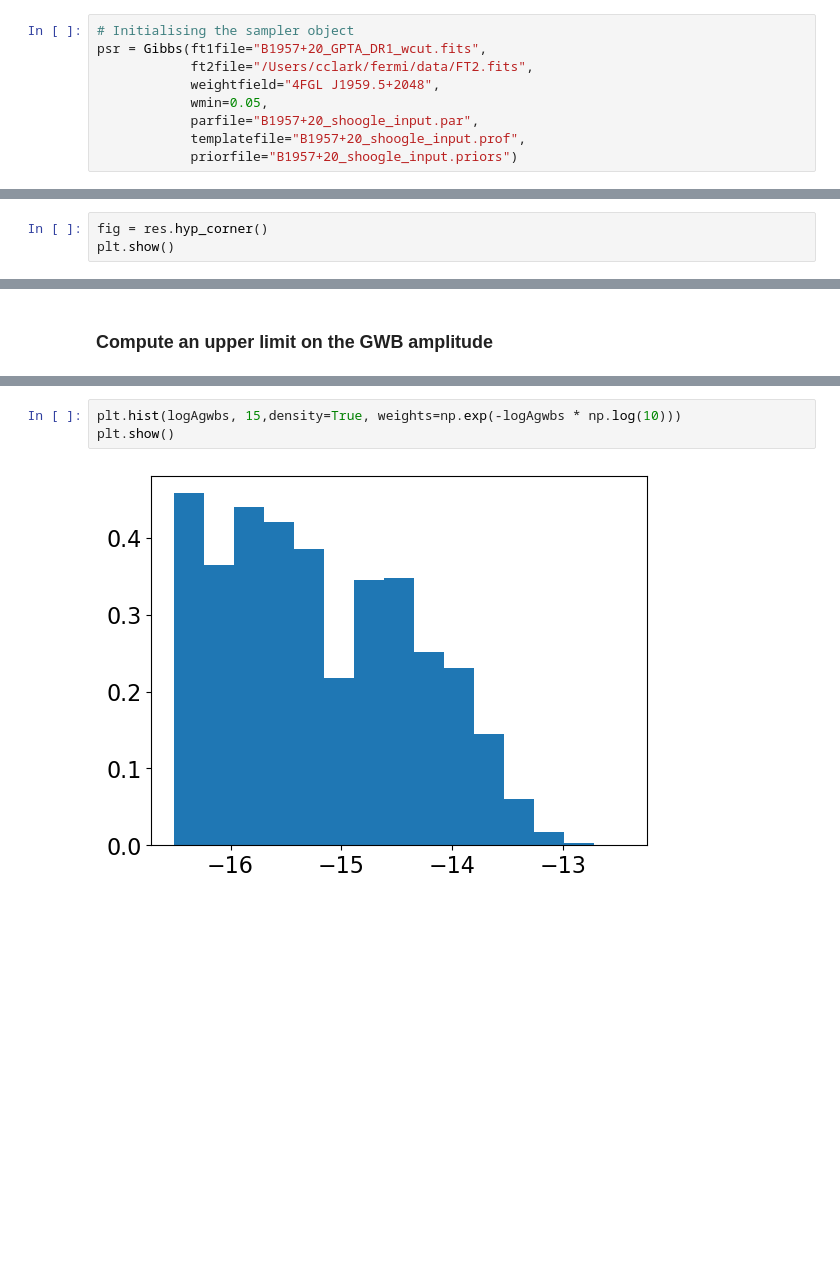
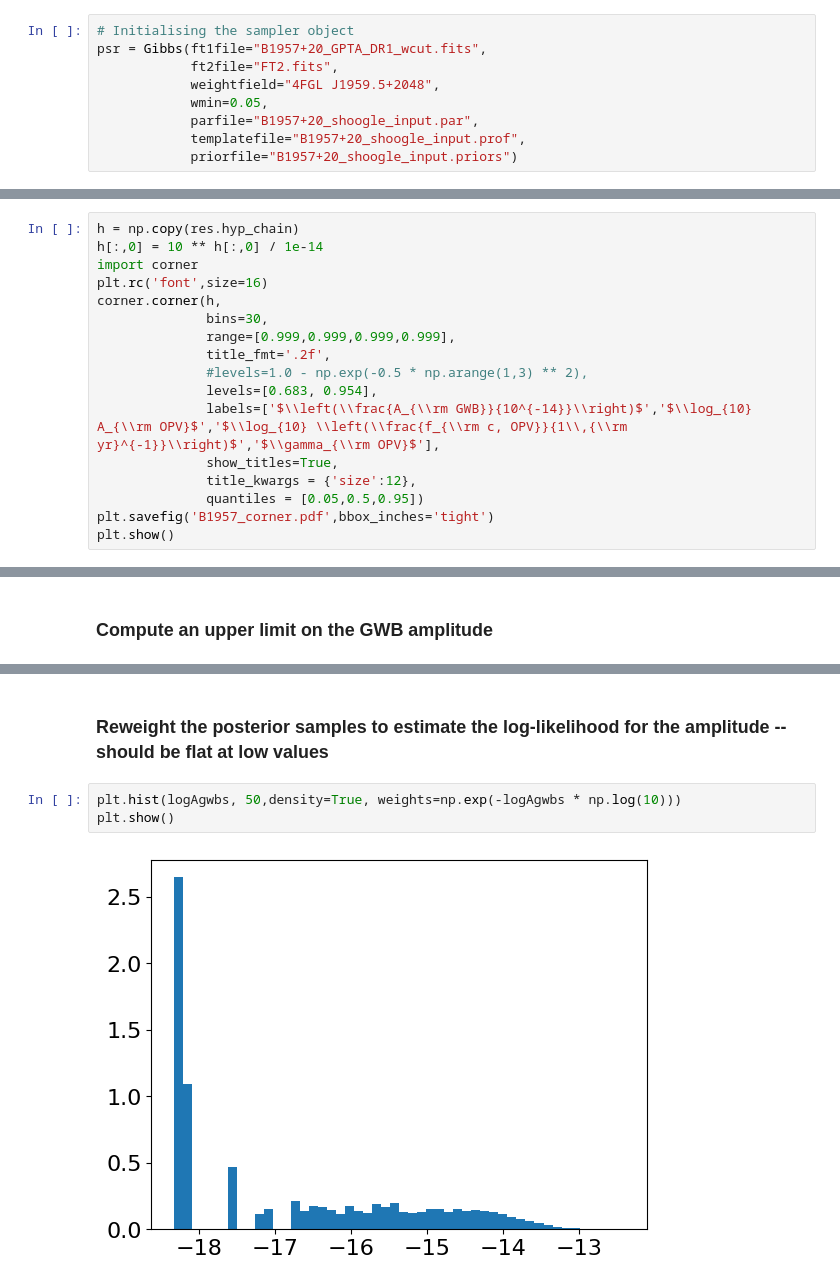
Before and after one commit to coclar/shoogle, a Jupyter notebook: examples/B1957+20/RunB1957.ipynb, the cells around one changed output, grey strips where cells are left out. Cells and saved outputs as stored; diff of their text form; blank space fills up the shorter version.

```diff
--- a/examples/B1957+20/RunB1957.ipynb
+++ b/examples/B1957+20/RunB1957.ipynb
@@ -37,7 +38,7 @@ Here only the amplitude is free to vary, with the spectral index fixed at the 4.
 # %%
 # Initialising the sampler object
 psr = Gibbs(ft1file="B1957+20_GPTA_DR1_wcut.fits",
-            ft2file="/Users/cclark/fermi/data/FT2.fits",
+            ft2file="FT2.fits",
             weightfield="4FGL J1959.5+2048",
             wmin=0.05,
             parfile="B1957+20_shoogle_input.par",
@@ -79,6 +77,20 @@ res.write_new_template('B1957+20_shoogle_output_prof.txt')
 # %% [markdown]
 ### Make a corner plot of the OPV/TN hyperparameters (Fig. 5 from the paper)
 # %%
-fig = res.hyp_corner()
+h = np.copy(res.hyp_chain)
+h[:,0] = 10 ** h[:,0] / 1e-14
+import corner
+plt.rc('font',size=16)
+corner.corner(h,
+              bins=30,
+              range=[0.999,0.999,0.999,0.999],
+              title_fmt='.2f',
+              #levels=1.0 - np.exp(-0.5 * np.arange(1,3) ** 2),
+              levels=[0.683, 0.954],
+              labels=['$\\left(\\frac{A_{\\rm GWB}}{10^{-14}}\\right)$','$\\log_{10} A_{\\rm OPV}$','$\\log_{10} \\left(\\frac{f_{\\rm c, OPV}}{1\\,{\\rm yr}^{-1}}\\right)$','$\\gamma_{\\rm OPV}$'],
+              show_titles=True,
+              title_kwargs = {'size':12},
+              quantiles = [0.05,0.5,0.95])
+plt.savefig('B1957_corner.pdf',bbox_inches='tight')
 plt.show()
 # %% [output]
@@ -114,5 +120,7 @@ plt.show()
+# %% [markdown]
+### Reweight the posterior samples to estimate the log-likelihood for the amplitude -- should be flat at low values
 # %%
-plt.hist(logAgwbs, 15,density=True, weights=np.exp(-logAgwbs * np.log(10)))
+plt.hist(logAgwbs, 50,density=True, weights=np.exp(-logAgwbs * np.log(10)))
 plt.show()
 # %% [output]
-[figure, old version]
+[figure, new version]
```
Also changed, not shown: parts of 12 cells of this notebook, 1 other file.
